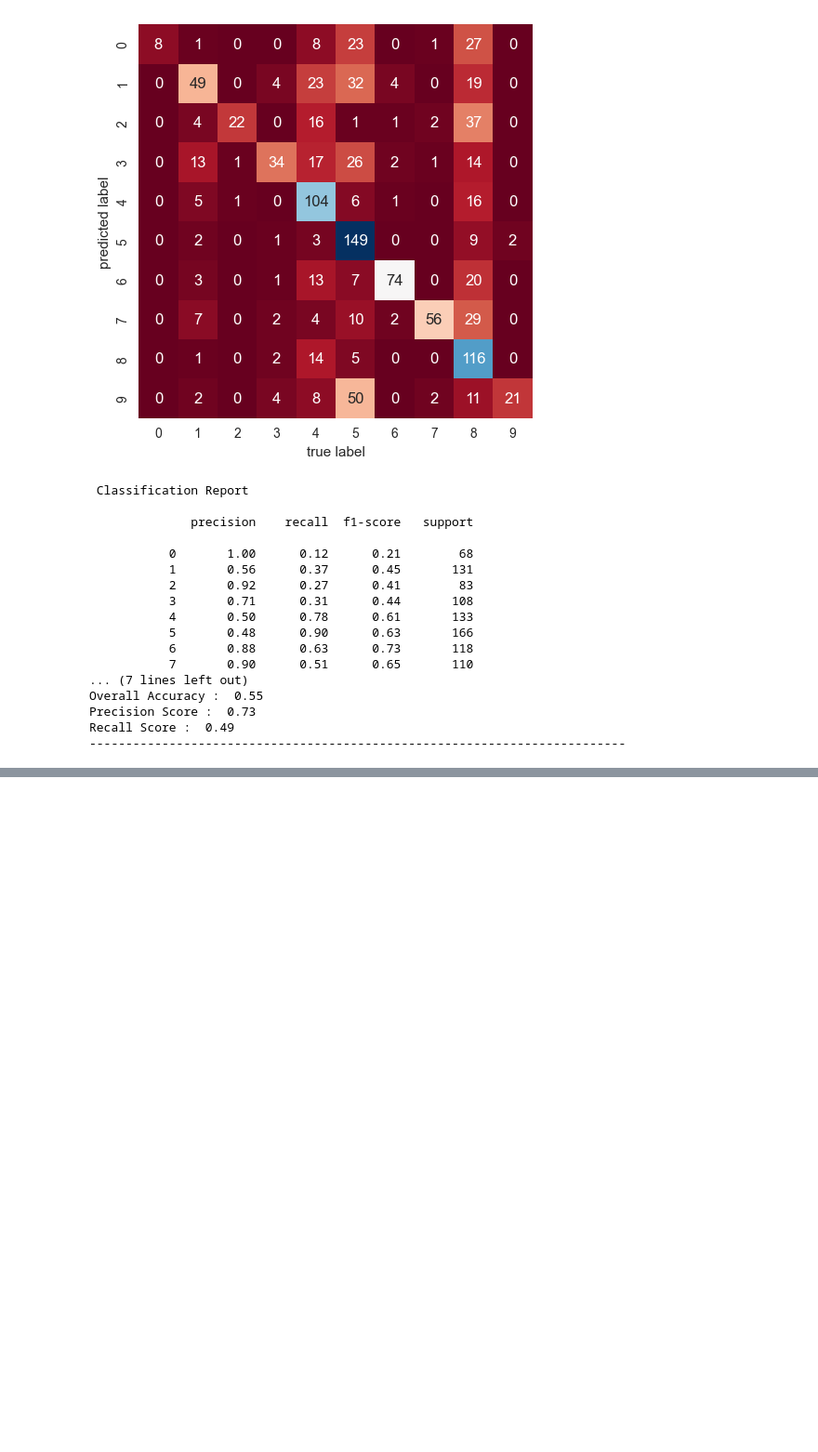
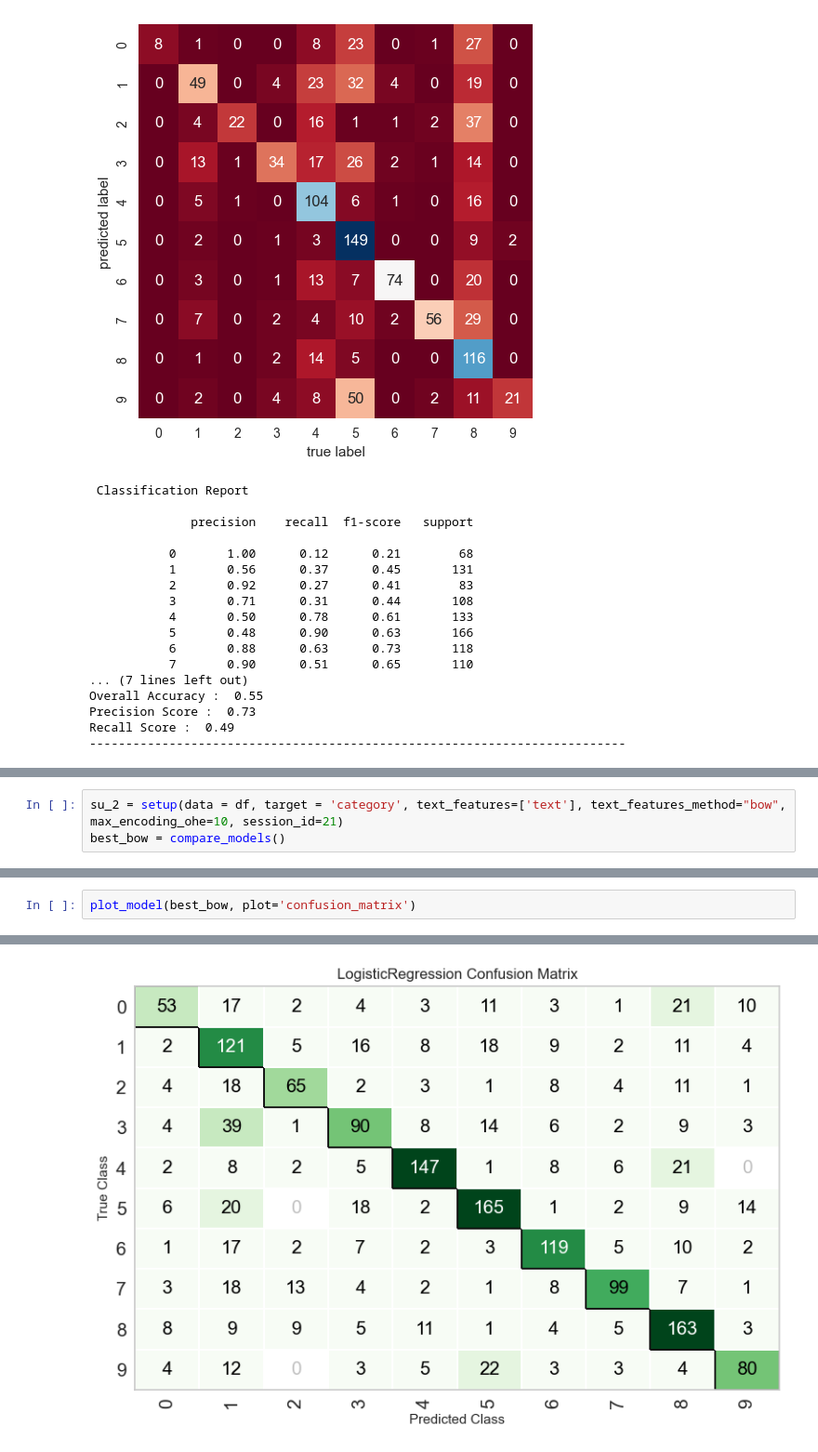
Before and after one commit to liuying611/ENLP, a Jupyter notebook: use_PyCaret.ipynb, the cells around one changed output, grey strips where cells are left out. Shown at 93% size. Cells and saved outputs as stored; diff of their text form; blank space fills up the shorter version.

```diff
--- a/use_PyCaret.ipynb
+++ b/use_PyCaret.ipynb
@@ -422,0 +576,3 @@ Recall Score :  0.49
+# %%
+su_2 = setup(data = df, target = 'category', text_features=['text'], text_features_method="bow", max_encoding_ohe=10, session_id=21)
+best_bow = compare_models()
@@ -422,0 +614,3 @@ Recall Score :  0.49
+# %%
+plot_model(best_bow, plot='confusion_matrix')
+# %% [output]
@@ -422,0 +618 @@ Recall Score :  0.49
+[figure, added]
```
Also changed, not shown: parts of 24 cells of this notebook, 2 other files.
